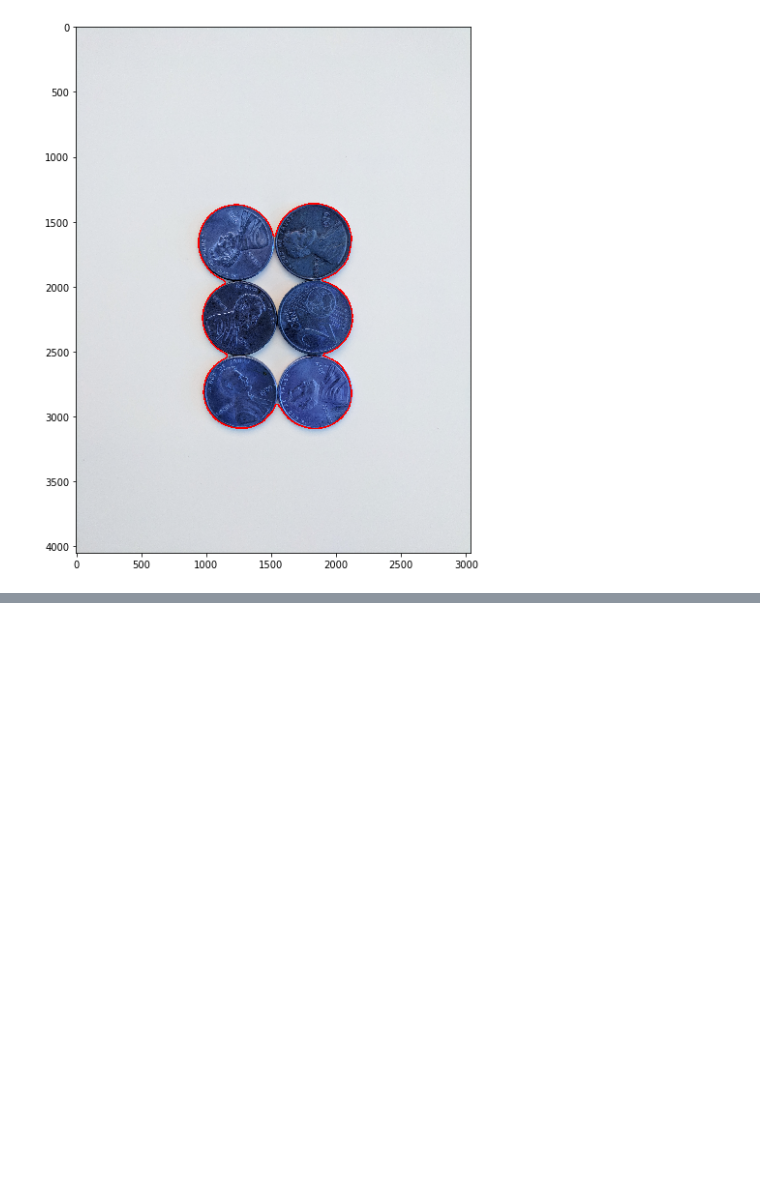
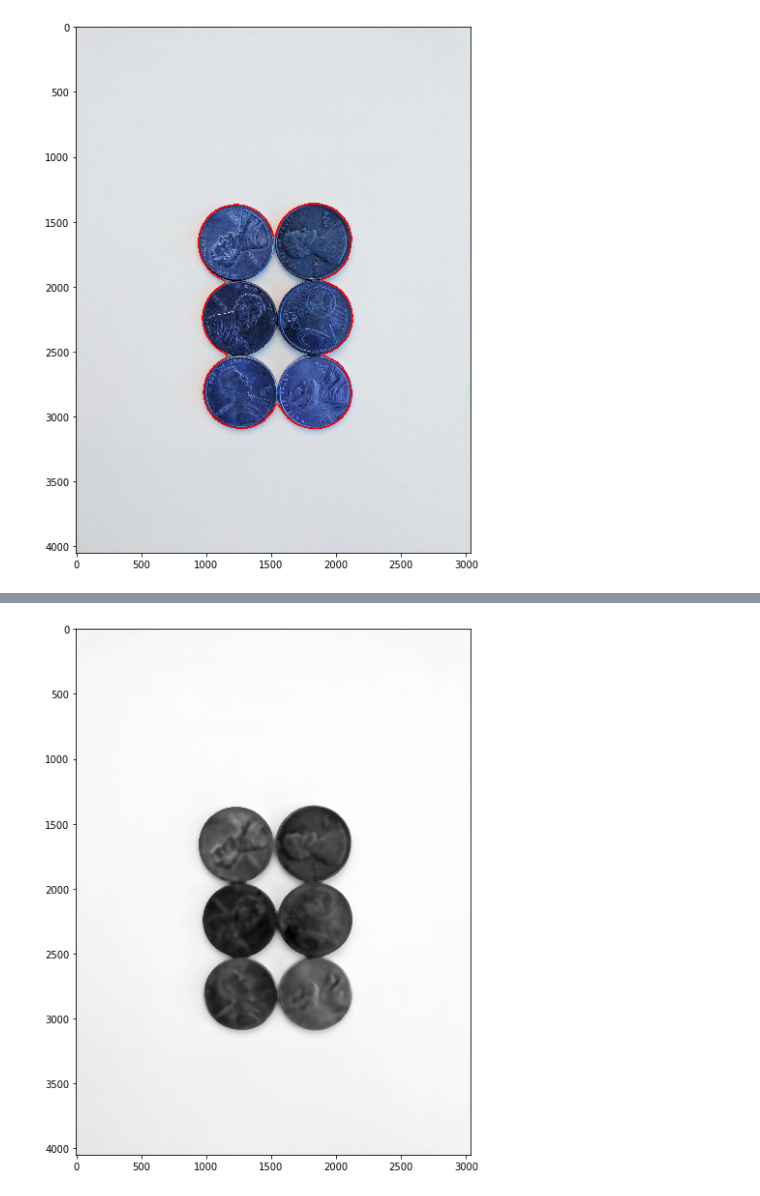
Before and after one commit to achliopa/udemy_PythonOpenCVDL, a Jupyter notebook: workbook/6.Object_Detection_w_OpenCV_Python/Watershed_Algorithm.ipynb, the cells around one changed output, grey strips where cells are left out. Cells and saved outputs as stored; diff of their text form; code cells hidden in the pictures; blank space fills up the shorter version.

```diff
--- a/workbook/6.Object_Detection_w_OpenCV_Python/Watershed_Algorithm.ipynb
+++ b/workbook/6.Object_Detection_w_OpenCV_Python/Watershed_Algorithm.ipynb
@@ -49,0 +66,6 @@ display(sep_coins)
+# %%
+gray = cv2.cvtColor(img,cv2.COLOR_BGR2GRAY)
+# %%
+display(gray)
+# %% [output]
+[figure, added]
```
Also changed, not shown: parts of 42 cells of this notebook, 1 other file.
